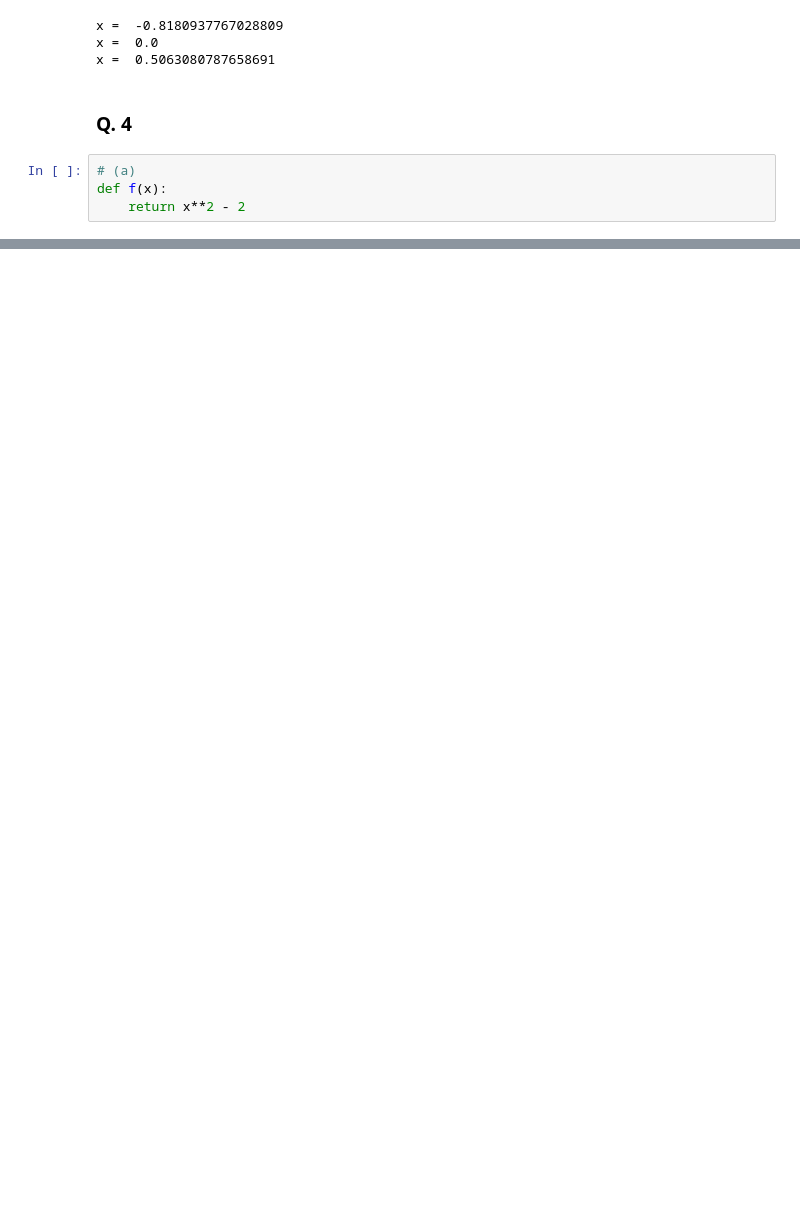
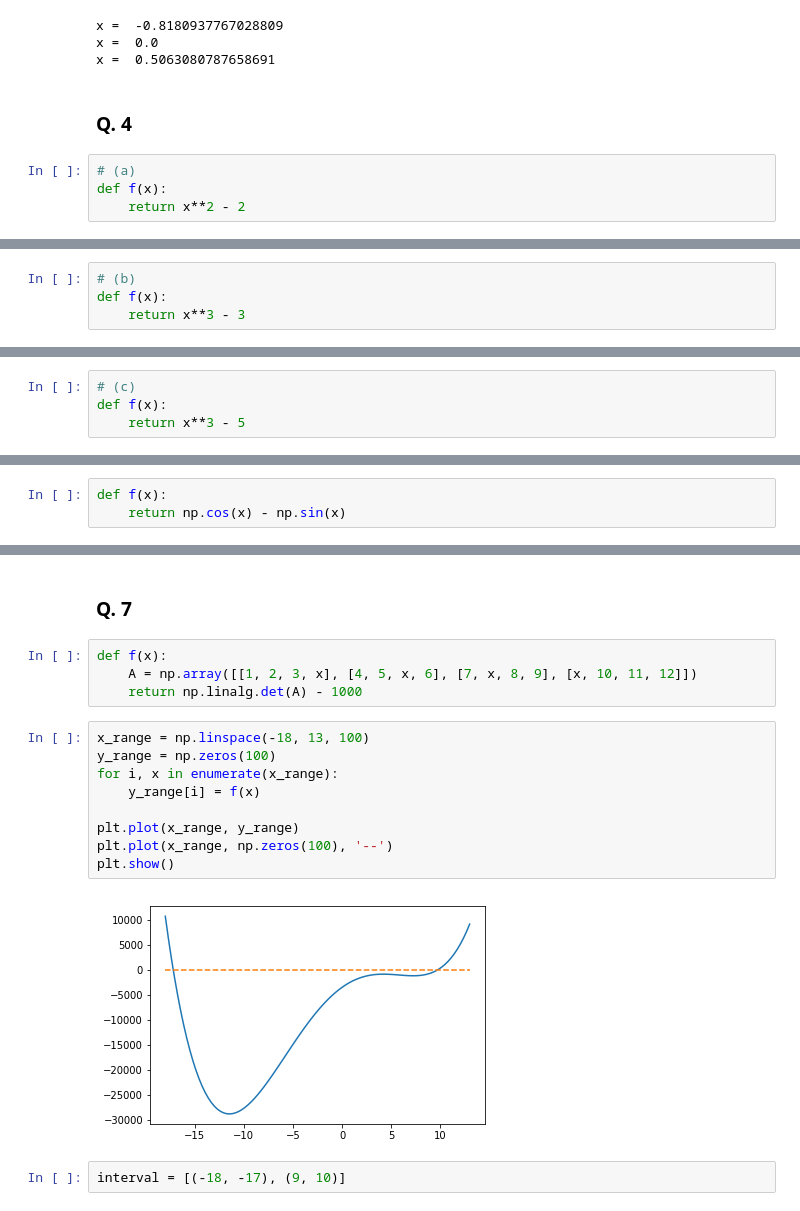
Before and after one commit to riverlike14/Numerical_Analysis, a Jupyter notebook: Ch_1/Ch_1_1.ipynb, the cells around one changed output, grey strips where cells are left out. Cells and saved outputs as stored; diff of their text form; blank space fills up the shorter version.

```diff
--- a/Ch_1/Ch_1_1.ipynb
+++ b/Ch_1/Ch_1_1.ipynb
@@ -278,0 +390,4 @@ x =  1.414213564246893
+# %%
+# (b)
+def f(x):
+    return x**3 - 3
@@ -278,0 +421,4 @@ x =  1.414213564246893
+# %%
+# (c)
+def f(x):
+    return x**3 - 5
@@ -278,0 +454,3 @@ x =  1.414213564246893
+# %%
+def f(x):
+    return np.cos(x) - np.sin(x)
@@ -278,0 +476,19 @@ x =  1.414213564246893
+# %% [markdown]
+### Q. 7
+# %%
+def f(x):
+    A = np.array([[1, 2, 3, x], [4, 5, x, 6], [7, x, 8, 9], [x, 10, 11, 12]])
+    return np.linalg.det(A) - 1000
+# %%
+x_range = np.linspace(-18, 13, 100)
+y_range = np.zeros(100)
+for i, x in enumerate(x_range):
+    y_range[i] = f(x)
+
+plt.plot(x_range, y_range)
+plt.plot(x_range, np.zeros(100), '--')
+plt.show()
+# %% [output]
+[figure, added]
+# %%
+interval = [(-18, -17), (9, 10)]
```
Also changed, not shown: parts of 36 cells of this notebook.
